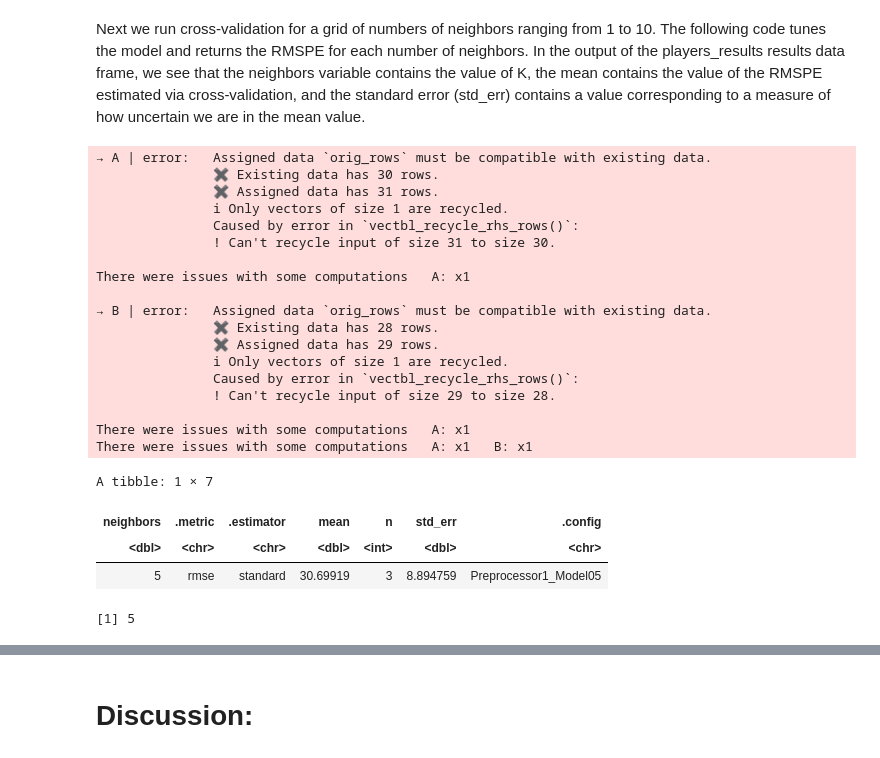
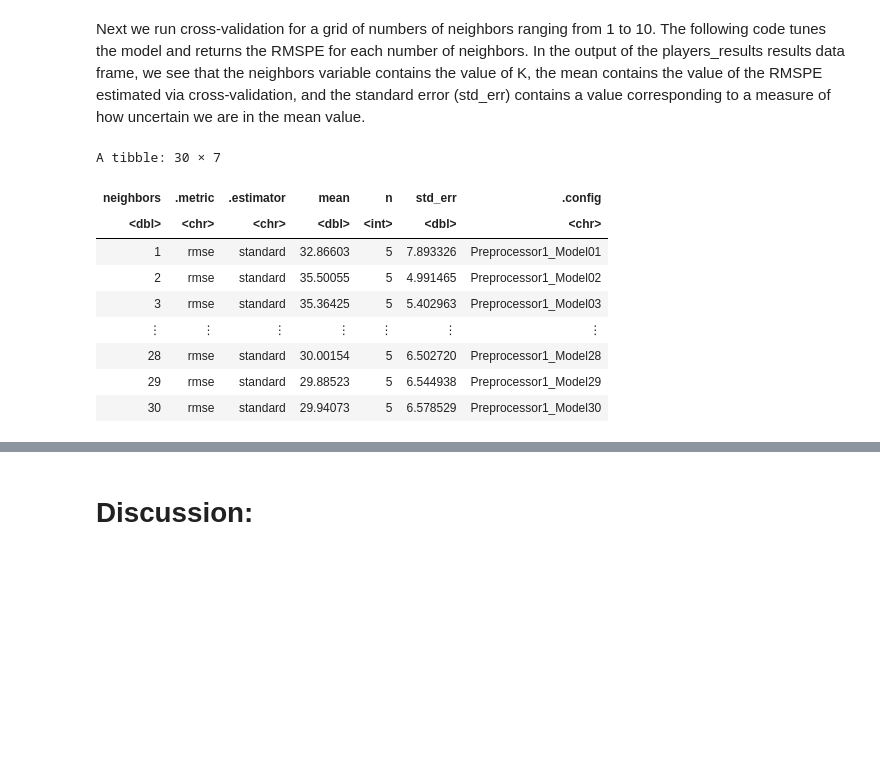
Before and after one commit to iSqlqmi/dsci_100_group_project, a Jupyter notebook: project_final_report.ipynb, the cells around one changed output, grey strips where cells are left out. Saved outputs shown, nothing was run; the diff lists cells and outputs as text; code cells hidden in the pictures; blank space fills up the shorter version.

Commit message:
fixed and changed data analysis section by creating new plots for the prediction model

```diff
--- a/project_final_report.ipynb
+++ b/project_final_report.ipynb
@@ -239,6 +239,11 @@ To perform the prediction we will first split the dataset (players_mutate since
 # %%
 set.seed(1)
 
-players_split <- initial_split(players_mutate, prop = 0.75, strata = played_hours)
+players_mutate_2 <- players_mutate |>
+    drop_na()
+
+players_split <- initial_split(players_mutate_2, prop = 0.75, strata = played_hours)
 players_train <- training(players_split)
 players_test <- testing(players_split)
+
+players_mutate_2
@@ -281,42 +297,23 @@ Computational engine: kknn
 # %% [markdown]
 Next we run cross-validation for a grid of numbers of neighbors ranging from 1 to 10. The following code tunes the model and returns the RMSPE for each number of neighbors. In the output of the players_results results data frame, we see that the neighbors variable contains the value of K, the mean contains the value of the RMSPE estimated via cross-validation, and the standard error (std_err) contains a value corresponding to a measure of how uncertain we are in the mean value.
 # %%
-gridvals <- tibble(neighbors = seq(from = 1, to = 10, by = 1))
+gridvals <- tibble(neighbors = seq(from = 1, to = 30, by = 1))
 
 players_results <- players_wkflow |>
   tune_grid(resamples = players_vfold, grid = gridvals) |>
   collect_metrics() |>
-  filter(.metric == "rmse") |>
-  filter(mean == min(mean))
-
-best_k <- players_results |>
-              pull(neighbors)
+  filter(.metric == "rmse")
 
 # show the results
 players_results
-best_k
-# use drop_na() to get rid of the NA values
 # %% [output]
-→ A | error:   Assigned data `orig_rows` must be compatible with existing data.
-               ✖ Existing data has 30 rows.
-               ✖ Assigned data has 31 rows.
-               ℹ Only vectors of size 1 are recycled.
-               Caused by error in `vectbl_recycle_rhs_rows()`:
-               ! Can't recycle input of size 31 to size 30.
-
-There were issues with some computations   A: x1
-
-→ B | error:   Assigned data `orig_rows` must be compatible with existing data.
-               ✖ Existing data has 28 rows.
-               ✖ Assigned data has 29 rows.
-               ℹ Only vectors of size 1 are recycled.
-               Caused by error in `vectbl_recycle_rhs_rows()`:
-               ! Can't recycle input of size 29 to size 28.
-
-There were issues with some computations   A: x1
-There were issues with some computations   A: x1   B: x1
+A tibble: 30 × 7
-A tibble: 1 × 7
 | neighbors | .metric | .estimator | mean | n | std_err | .config |
 | <dbl> | <chr> | <chr> | <dbl> | <int> | <dbl> | <chr> |
-| 5 | rmse | standard | 30.69919 | 3 | 8.894759 | Preprocessor1_Model05 |
+| 1 | rmse | standard | 32.86603 | 5 | 7.893326 | Preprocessor1_Model01 |
+| 2 | rmse | standard | 35.50055 | 5 | 4.991465 | Preprocessor1_Model02 |
+| 3 | rmse | standard | 35.36425 | 5 | 5.402963 | Preprocessor1_Model03 |
+| ⋮ | ⋮ | ⋮ | ⋮ | ⋮ | ⋮ | ⋮ |
+| 28 | rmse | standard | 30.00154 | 5 | 6.502720 | Preprocessor1_Model28 |
+| 29 | rmse | standard | 29.88523 | 5 | 6.544938 | Preprocessor1_Model29 |
+| 30 | rmse | standard | 29.94073 | 5 | 6.578529 | Preprocessor1_Model30 |
-[1] 5
```
Also changed, not shown: parts of 21 cells of this notebook.
